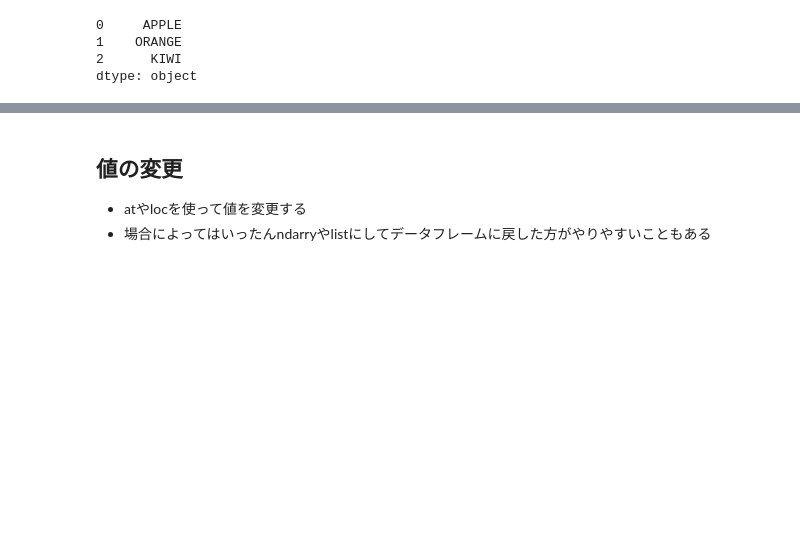
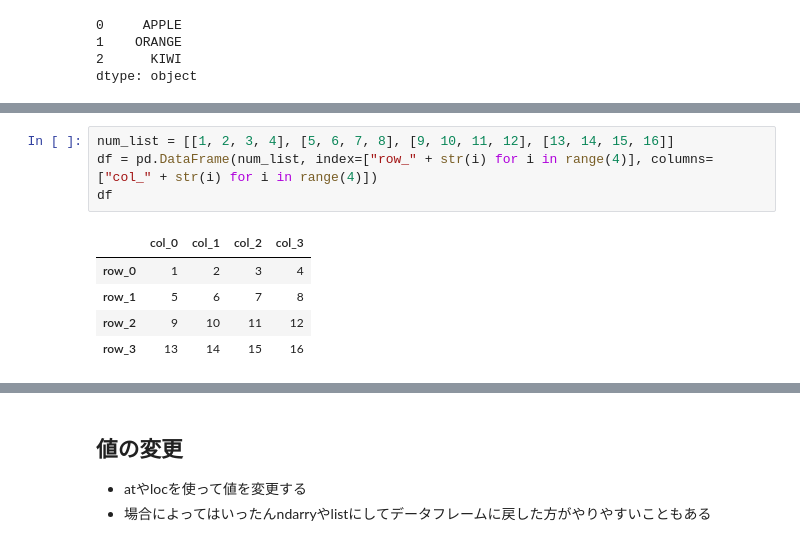
Before and after one commit to ftakao2007/python, a Jupyter notebook: jupyter_notebook/Python/pandas_base.ipynb, the cells around one changed output, grey strips where cells are left out. Saved outputs shown, nothing was run; the diff lists cells and outputs as text; blank space fills up the shorter version.

```diff
--- a/jupyter_notebook/Python/pandas_base.ipynb
+++ b/jupyter_notebook/Python/pandas_base.ipynb
@@ -709,0 +717,10 @@ dtype: object
+# %%
+num_list = [[1, 2, 3, 4], [5, 6, 7, 8], [9, 10, 11, 12], [13, 14, 15, 16]]
+df = pd.DataFrame(num_list, index=["row_" + str(i) for i in range(4)], columns=["col_" + str(i) for i in range(4)])
+df
+# %% [output]
+|  | col_0 | col_1 | col_2 | col_3 |
+| row_0 | 1 | 2 | 3 | 4 |
+| row_1 | 5 | 6 | 7 | 8 |
+| row_2 | 9 | 10 | 11 | 12 |
+| row_3 | 13 | 14 | 15 | 16 |
```
Also changed, not shown: parts of 6 cells of this notebook, 2 other files.
